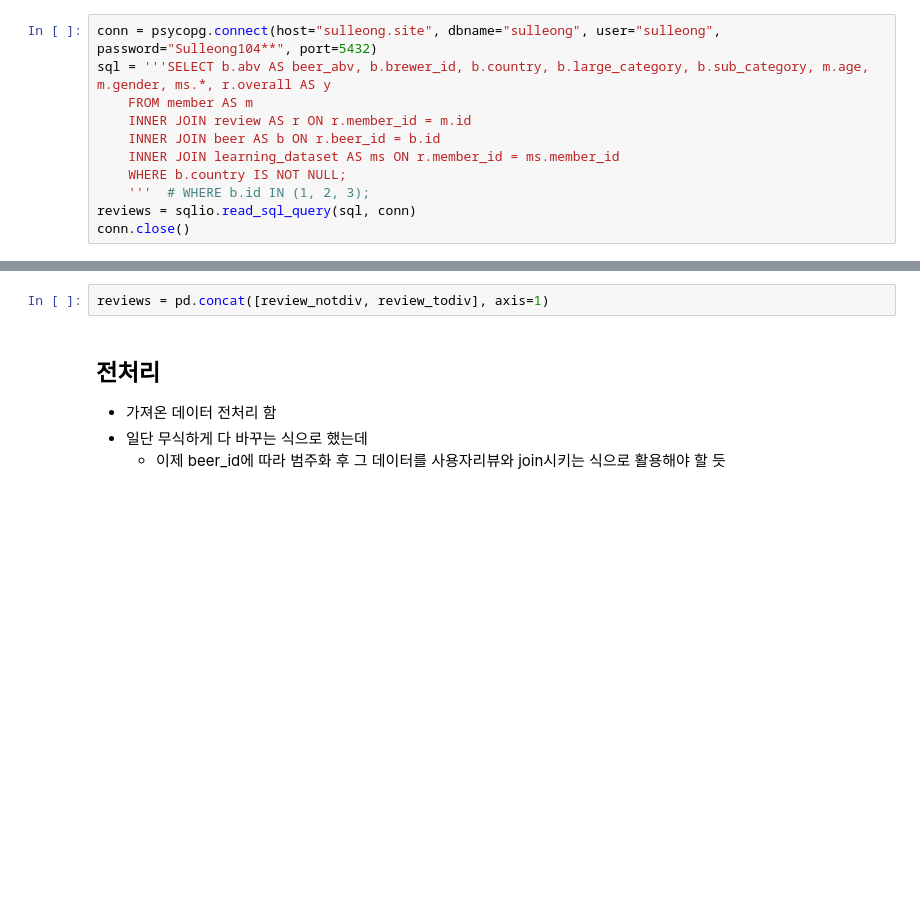
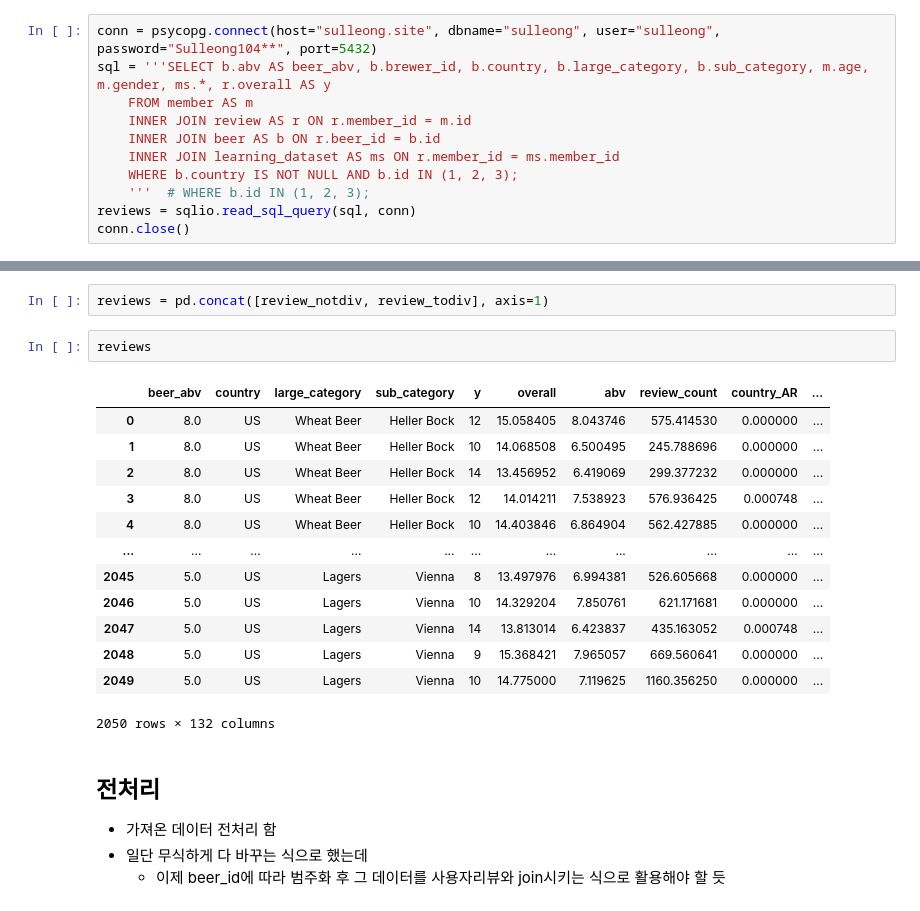
Before and after one commit to rlaehd12/sulleongsulleong, a Jupyter notebook: recommend/ipynb_folder/neural_test.ipynb, the cells around one changed output, grey strips where cells are left out. Cells and saved outputs as stored; diff of their text form; blank space fills up the shorter version.

```diff
--- a/recommend/ipynb_folder/neural_test.ipynb
+++ b/recommend/ipynb_folder/neural_test.ipynb
@@ -21,7 +21,7 @@ sql = '''SELECT b.abv AS beer_abv, b.brewer_id, b.country, b.large_category, b.s
     INNER JOIN review AS r ON r.member_id = m.id
     INNER JOIN beer AS b ON r.beer_id = b.id
     INNER JOIN learning_dataset AS ms ON r.member_id = ms.member_id
-    WHERE b.country IS NOT NULL;
+    WHERE b.country IS NOT NULL AND b.id IN (1, 2, 3);
     '''  # WHERE b.id IN (1, 2, 3);
 reviews = sqlio.read_sql_query(sql, conn)
 conn.close()
@@ -40,6 +40,22 @@ review_todiv = review_todiv.div(review_todiv['divide_size'], axis=0)
 review_todiv = review_todiv.drop(columns='divide_size')
 # %%
 reviews = pd.concat([review_notdiv, review_todiv], axis=1)
+# %%
+reviews
+# %% [output]
+|  | beer_abv | country | large_category | sub_category | y | overall | abv | review_count | country_AR | ... |
+| 0 | 8.0 | US | Wheat Beer | Heller Bock | 12 | 15.058405 | 8.043746 | 575.414530 | 0.000000 | ... |
+| 1 | 8.0 | US | Wheat Beer | Heller Bock | 10 | 14.068508 | 6.500495 | 245.788696 | 0.000000 | ... |
+| 2 | 8.0 | US | Wheat Beer | Heller Bock | 14 | 13.456952 | 6.419069 | 299.377232 | 0.000000 | ... |
+| 3 | 8.0 | US | Wheat Beer | Heller Bock | 12 | 14.014211 | 7.538923 | 576.936425 | 0.000748 | ... |
+| 4 | 8.0 | US | Wheat Beer | Heller Bock | 10 | 14.403846 | 6.864904 | 562.427885 | 0.000000 | ... |
+| ... | ... | ... | ... | ... | ... | ... | ... | ... | ... | ... |
+| 2045 | 5.0 | US | Lagers | Vienna | 8 | 13.497976 | 6.994381 | 526.605668 | 0.000000 | ... |
+| 2046 | 5.0 | US | Lagers | Vienna | 10 | 14.329204 | 7.850761 | 621.171681 | 0.000000 | ... |
+| 2047 | 5.0 | US | Lagers | Vienna | 14 | 13.813014 | 6.423837 | 435.163052 | 0.000748 | ... |
+| 2048 | 5.0 | US | Lagers | Vienna | 9 | 15.368421 | 7.965057 | 669.560641 | 0.000000 | ... |
+| 2049 | 5.0 | US | Lagers | Vienna | 10 | 14.775000 | 7.119625 | 1160.356250 | 0.000000 | ... |
+2050 rows × 132 columns
 # %% [markdown]
 ## 전처리
 * 가져온 데이터 전처리 함
```
Also changed, not shown: parts of 10 cells of this notebook, 8 other files.
